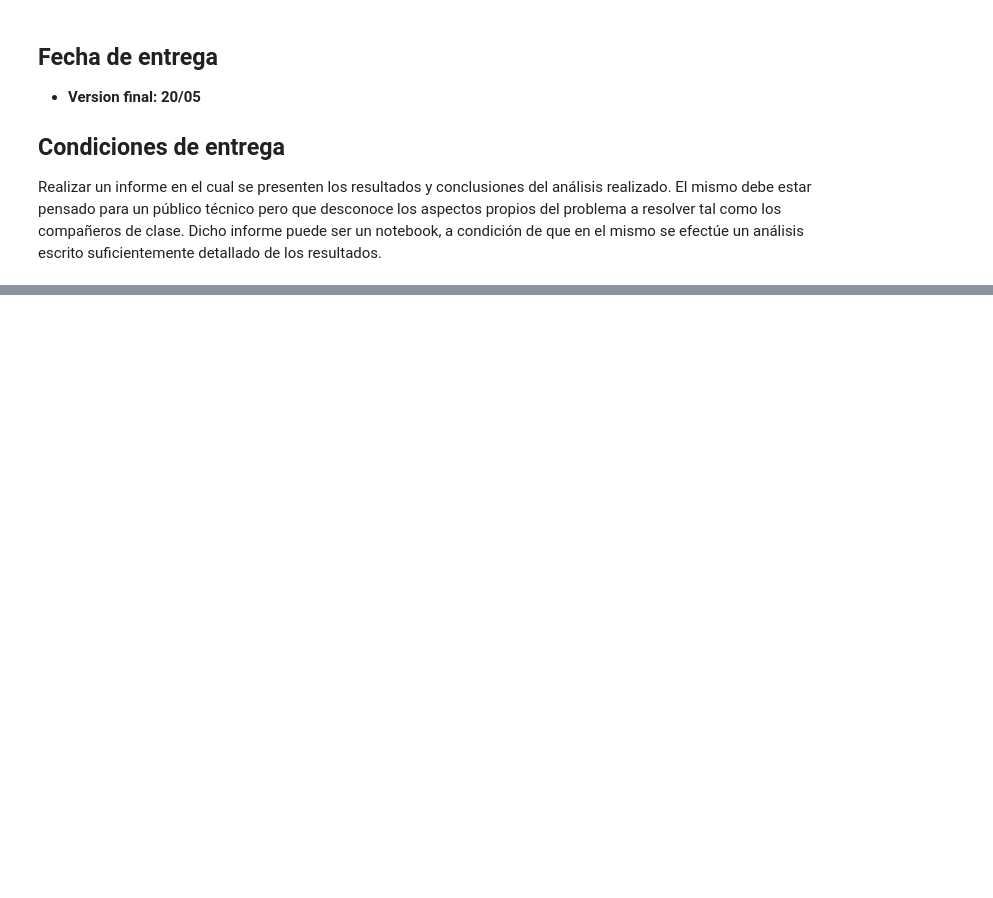
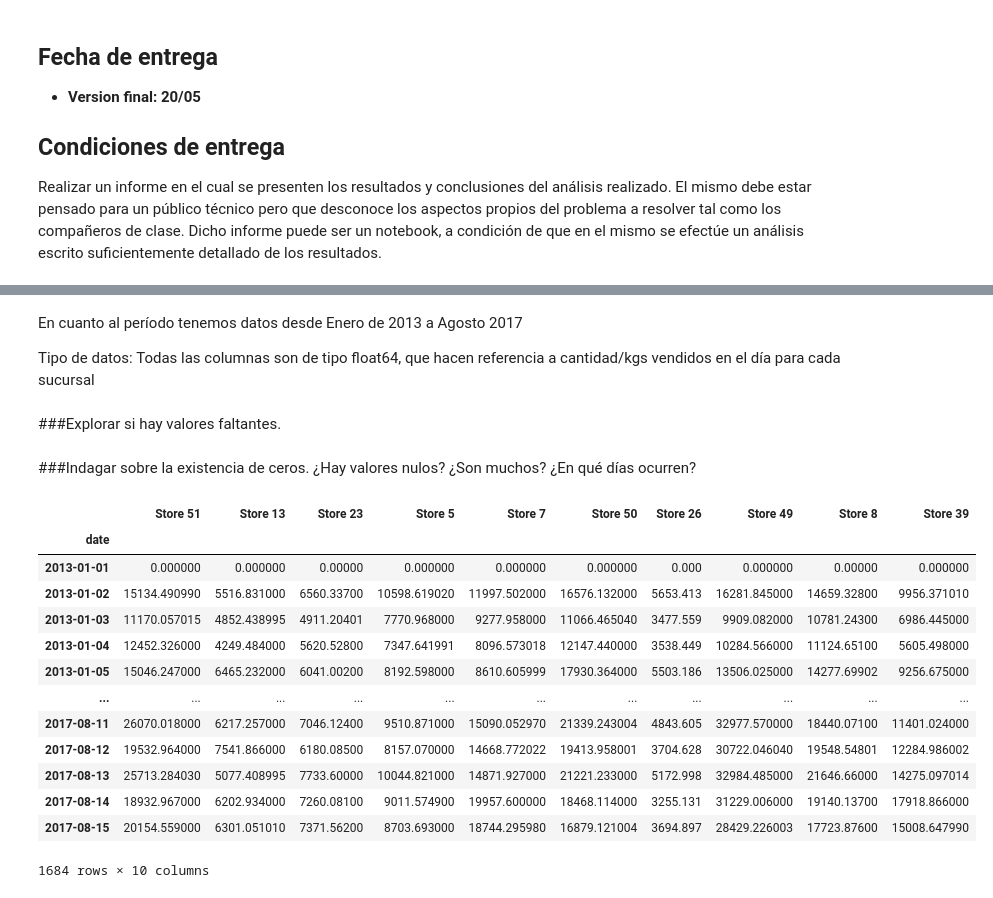
Before and after one commit to CHRISTIANDAGATTI/Mentoria_Series_Temporales, a Jupyter notebook: TP1_analisis_y_visualizacion.ipynb, the cells around one changed output, grey strips where cells are left out. Saved outputs shown, nothing was run; the diff lists cells and outputs as text; code cells hidden in the pictures; blank space fills up the shorter version.

```diff
--- a/TP1_analisis_y_visualizacion.ipynb
+++ b/TP1_analisis_y_visualizacion.ipynb
@@ -115,0 +119,6 @@ Realizar un informe en el cual se presenten los resultados y conclusiones del an
+# %% [markdown]
+En cuanto al período tenemos datos desde Enero de 2013 a Agosto 2017
+
+Tipo de datos: Todas las columnas son de tipo float64, que hacen referencia a cantidad/kgs vendidos en el día para cada sucursal
+# %% [markdown]
+###Explorar si hay valores faltantes.
@@ -115,0 +127,25 @@ Realizar un informe en el cual se presenten los resultados y conclusiones del an
+# %% [markdown]
+###Indagar sobre la existencia de ceros. ¿Hay valores nulos? ¿Son muchos? ¿En qué días ocurren?
+# %%
+count_zeros = df[df == 0].count(axis=0).sort_values(ascending = False)
+
+cols = count_zeros[count_zeros < 6].sample(10, replace = False).index
+cols = ['Store 51', 'Store 13', 'Store 23', 'Store 5', 'Store 7', 'Store 50',
+       'Store 26', 'Store 49', 'Store 8', 'Store 39']
+stores = df[cols]
+stores
+# %% [output]
+|  | Store 51 | Store 13 | Store 23 | Store 5 | Store 7 | Store 50 | Store 26 | Store 49 | Store 8 | Store 39 |
+| date |  |  |  |  |  |  |  |  |  |  |
+| 2013-01-01 | 0.000000 | 0.000000 | 0.00000 | 0.000000 | 0.000000 | 0.000000 | 0.000 | 0.000000 | 0.00000 | 0.000000 |
+| 2013-01-02 | 15134.490990 | 5516.831000 | 6560.33700 | 10598.619020 | 11997.502000 | 16576.132000 | 5653.413 | 16281.845000 | 14659.32800 | 9956.371010 |
+| 2013-01-03 | 11170.057015 | 4852.438995 | 4911.20401 | 7770.968000 | 9277.958000 | 11066.465040 | 3477.559 | 9909.082000 | 10781.24300 | 6986.445000 |
+| 2013-01-04 | 12452.326000 | 4249.484000 | 5620.52800 | 7347.641991 | 8096.573018 | 12147.440000 | 3538.449 | 10284.566000 | 11124.65100 | 5605.498000 |
+| 2013-01-05 | 15046.247000 | 6465.232000 | 6041.00200 | 8192.598000 | 8610.605999 | 17930.364000 | 5503.186 | 13506.025000 | 14277.69902 | 9256.675000 |
+| ... | ... | ... | ... | ... | ... | ... | ... | ... | ... | ... |
+| 2017-08-11 | 26070.018000 | 6217.257000 | 7046.12400 | 9510.871000 | 15090.052970 | 21339.243004 | 4843.605 | 32977.570000 | 18440.07100 | 11401.024000 |
+| 2017-08-12 | 19532.964000 | 7541.866000 | 6180.08500 | 8157.070000 | 14668.772022 | 19413.958001 | 3704.628 | 30722.046040 | 19548.54801 | 12284.986002 |
+| 2017-08-13 | 25713.284030 | 5077.408995 | 7733.60000 | 10044.821000 | 14871.927000 | 21221.233000 | 5172.998 | 32984.485000 | 21646.66000 | 14275.097014 |
+| 2017-08-14 | 18932.967000 | 6202.934000 | 7260.08100 | 9011.574900 | 19957.600000 | 18468.114000 | 3255.131 | 31229.006000 | 19140.13700 | 17918.866000 |
+| 2017-08-15 | 20154.559000 | 6301.051010 | 7371.56200 | 8703.693000 | 18744.295980 | 16879.121004 | 3694.897 | 28429.226003 | 17723.87600 | 15008.647990 |
+1684 rows × 10 columns
```
Also changed, not shown: parts of 17 cells of this notebook.
